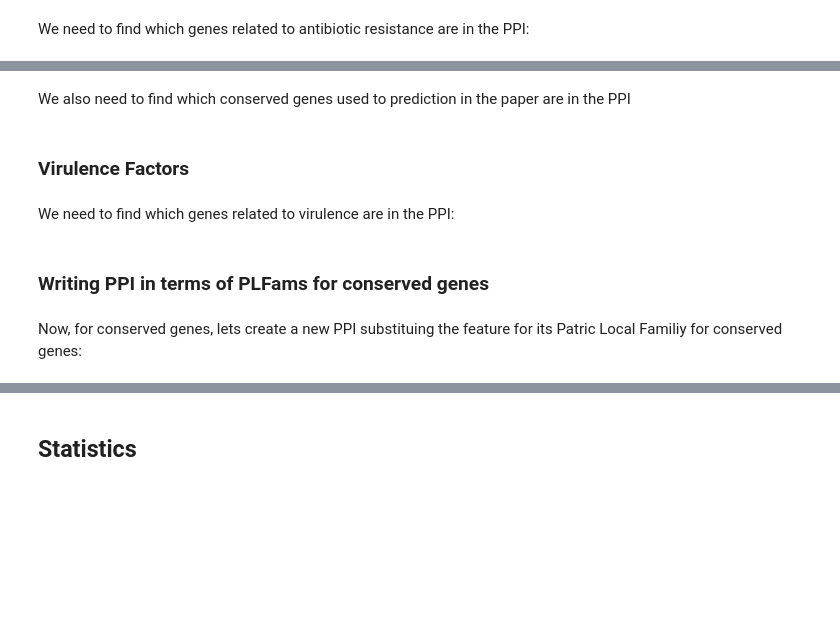
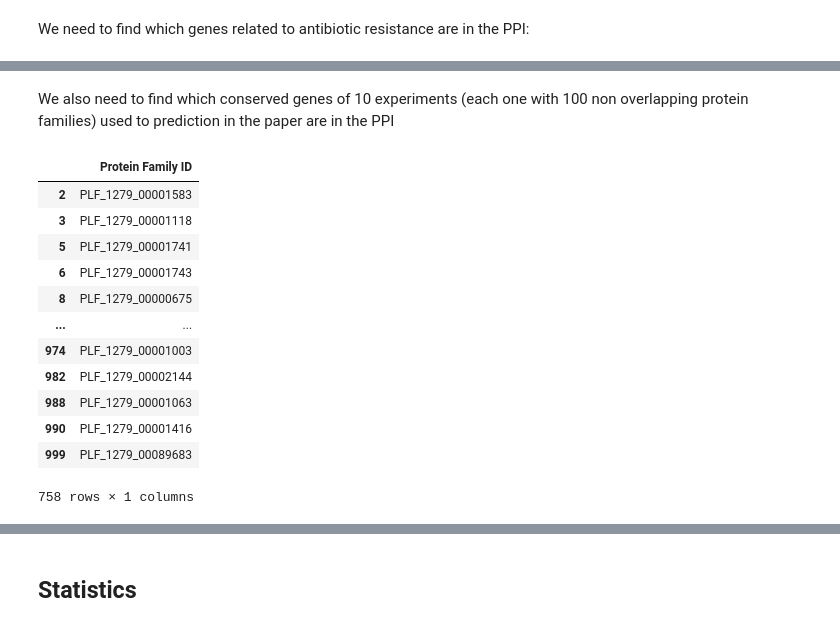
Before and after one commit to brunafistarol/MasterProjectDevelopment, a Jupyter notebook: Staphylococcus_aureus/Staphylococcus aureus.ipynb, the cells around one changed output, grey strips where cells are left out. Saved outputs shown, nothing was run; the diff lists cells and outputs as text; code cells hidden in the pictures; blank space fills up the shorter version.

```diff
--- a/Staphylococcus_aureus/Staphylococcus aureus.ipynb
+++ b/Staphylococcus_aureus/Staphylococcus aureus.ipynb
@@ -153 +144,13 @@ ppi_graph.number_of_edges()
+# %%
+saureus_ppi_plfams = saureus_ppi
+
+for i in range(len(saureus_ppi['Interactor_A_ID'])):
+    if plf.loc[saureus_ppi['Interactor_A_ID'][i]].isin(sa_feature_importance['Protein Family ID']).bool():
+        saureus_ppi_plfams.at[i, 'Interactor_A_ID'] = plf.loc[saureus_ppi['Interactor_A_ID'][i]].PLFam
+
+for i in range(len(saureus_ppi['Interactor_B_ID'])):
+    if plf.loc[saureus_ppi['Interactor_B_ID'][i]].isin(sa_feature_importance['Protein Family ID']).bool():
+        saureus_ppi_plfams.at[i, 'Interactor_B_ID'] = plf.loc[saureus_ppi['Interactor_B_ID'][i]].PLFam
+
+saureus_ppi_plfams.drop_duplicates(subset=None, keep='first', inplace=True)
 # %% [markdown]
@@ -200,9 +219,7 @@ resistance_genes_ppi.reset_index(drop=True, inplace=True)
 # %% [markdown]
-We also need to find which conserved genes used to prediction in the paper are in the PPI
+We also need to find which conserved genes of 10 experiments (each one with 100 non overlapping protein families) used to prediction in the paper are in the PPI
 # %%
-sa_conserved_ppi_A = sa_feature_importance[sa_feature_importance['Protein Family ID'].isin(saureus_ppi['Interactor_A_ID'])]['Protein Family ID']
-sa_conserved_ppi_B = sa_feature_importance[sa_feature_importance['Protein Family ID'].isin(saureus_ppi['Interactor_B_ID'])]['Protein Family ID']
+sa_conserved_ppi_A = sa_feature_importance[sa_feature_importance['Protein Family ID'].isin(saureus_ppi_plfams['Interactor_A_ID'])]['Protein Family ID']
+sa_conserved_ppi_B = sa_feature_importance[sa_feature_importance['Protein Family ID'].isin(saureus_ppi_plfams['Interactor_B_ID'])]['Protein Family ID']
 
-sa_conserved_ppi = pd.DataFrame(pd.concat([sa_paper_in_ppi_A, sa_paper_in_ppi_B], axis = 0).drop_duplicates())
+sa_conserved_ppi = pd.DataFrame(pd.concat([sa_conserved_ppi_A, sa_conserved_ppi_B], axis = 0).drop_duplicates())
-# %% [markdown]
-### Virulence Factors
@@ -211,3 +226,17 @@ virulence_genes = sa_specialty_genes.loc[sa_specialty_genes.Property == 'Virulen
-# %% [markdown]
-We need to find which genes related to virulence are in the PPI:
+# %%
+sa_conserved_ppi
+# %% [output]
+|  | Protein Family ID |
+| 2 | PLF_1279_00001583 |
+| 3 | PLF_1279_00001118 |
+| 5 | PLF_1279_00001741 |
+| 6 | PLF_1279_00001743 |
+| 8 | PLF_1279_00000675 |
+| ... | ... |
+| 974 | PLF_1279_00001003 |
+| 982 | PLF_1279_00002144 |
+| 988 | PLF_1279_00001063 |
+| 990 | PLF_1279_00001416 |
+| 999 | PLF_1279_00089683 |
+758 rows × 1 columns
 # %%
@@ -220,4 +255,0 @@ virulence_genes_ppi.reset_index(drop=True, inplace=True)
-# %% [markdown]
-### Writing PPI in terms of PLFams for conserved genes
-# %% [markdown]
-Now, for conserved genes, lets create a new PPI substituing the feature for its Patric Local Familiy for conserved genes:
```
Also changed, not shown: parts of 55 cells of this notebook, 1 other file.
